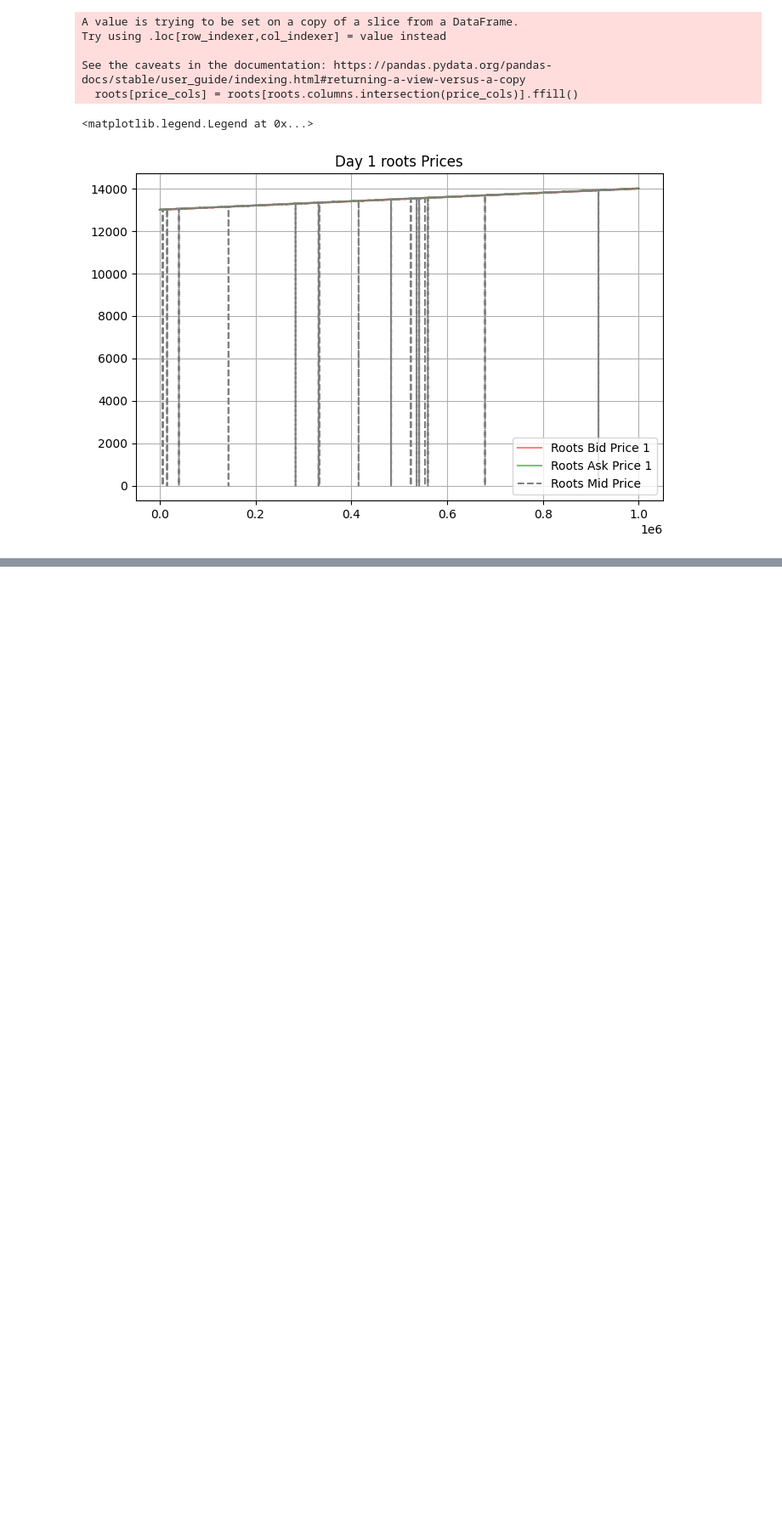
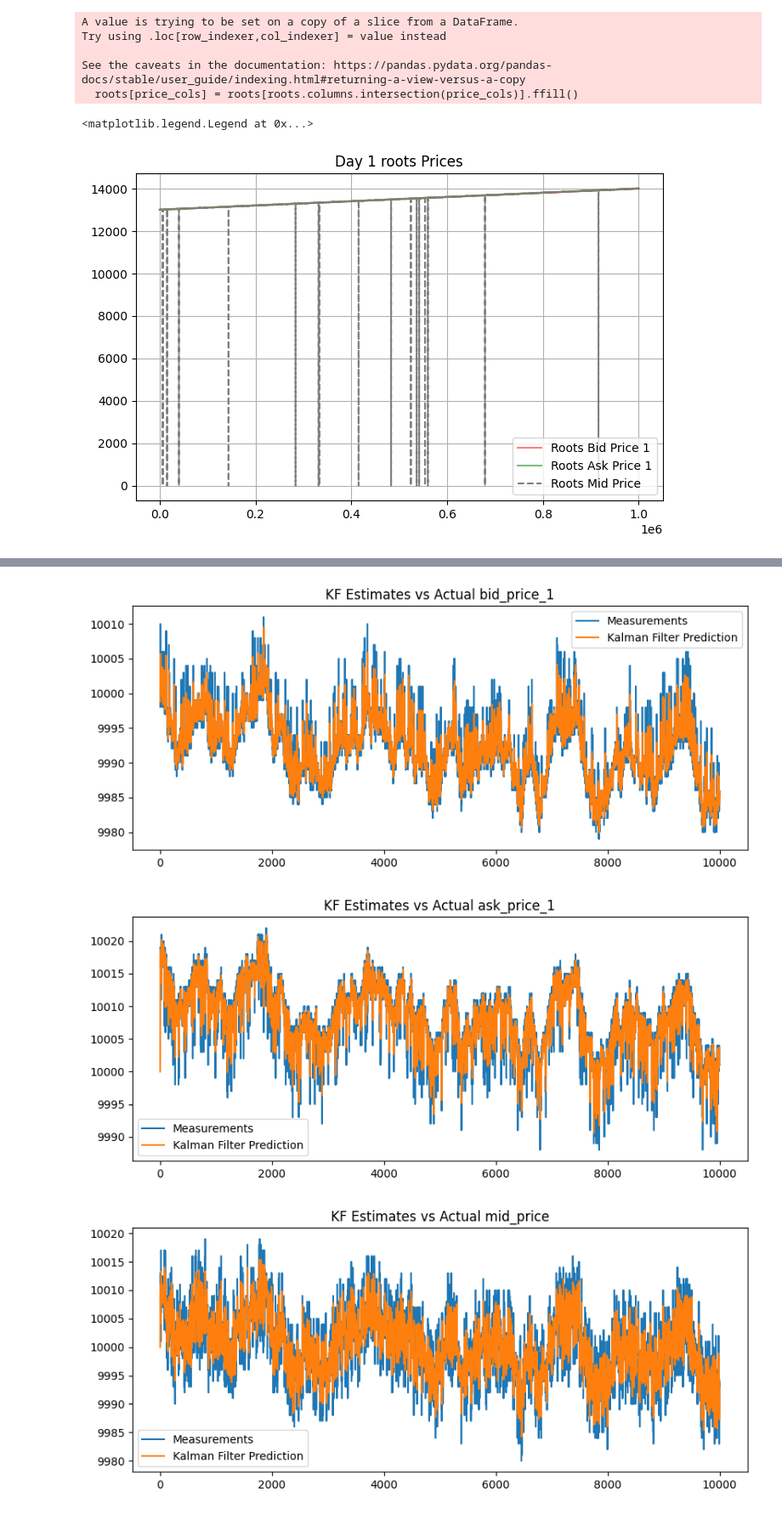
Before and after one commit to squilliam34/imc-prosperity-4, a Jupyter notebook: experimenting/round2.ipynb, the cells around one changed output, grey strips where cells are left out. Shown at 85% size. Drawn from its saved outputs; the diff is of its cells as text; code cells hidden in the pictures; blank space fills up the shorter version.

```diff
--- a/experimenting/round2.ipynb
+++ b/experimenting/round2.ipynb
@@ -200,0 +194,9 @@ Z = 1
+# %%
+df = pd.read_csv('../Round 2/Data/prices_round_2_day_1.csv', delimiter=';')
+osmium_1 = df[df['product'] == 'ASH_COATED_OSMIUM']
+
+price_cols = ['bid_price_1', 'ask_price_1', 'mid_price']
+for col in price_cols:
+    osmium_1[col] = osmium_1[col].replace(0, pd.NA)
+
+osmium_1[price_cols] = osmium_1[osmium_1.columns.intersection(price_cols)].ffill()
@@ -200,0 +230,31 @@ Z = 1
+# %%
+# set transition matrix, n = 1 since there is only state, the true price, to track
+n = 1
+F = np.identity(n)
+
+# set observation matrix to scalar 1 since the state is the "true" price
+Z = np.identity(n)
+
+# Q needs to be tuned
+
+# set x0 to be 10000 since the osmium hovers around that level
+x0 = 10000
+
+for col in price_cols:
+    measurements = np.array(osmium_1[col])
+    kf = KalmanFilter(F = F, Z = Z, x0 = x0)
+
+    predictions = []
+    for z in measurements:
+        predictions.append(np.dot(Z,  kf.predict())[0])
+        kf.update(z)
+    fig, ax = plt.subplots(figsize=(10, 4))
+    plt.plot(range(len(measurements)), measurements, label = 'Measurements')
+    plt.plot(range(len(predictions)), np.array(predictions), label = 'Kalman Filter Prediction')
+    plt.title(f'KF Estimates vs Actual {col}')
+    plt.legend()
+    plt.show()
+# %% [output]
+[figure, added]
+[figure, added]
+[figure, added]
```
Also changed, not shown: parts of 4 cells of this notebook.
